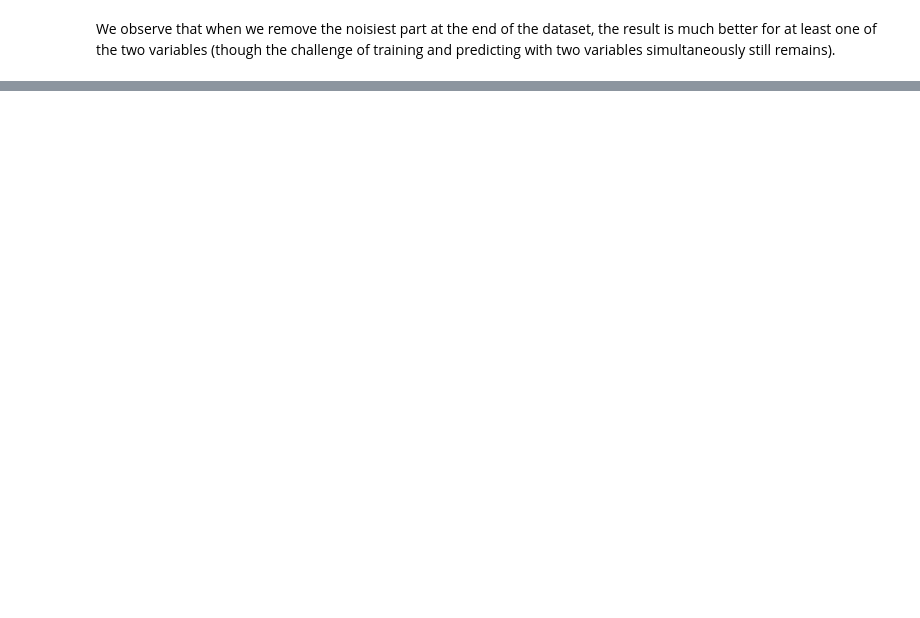
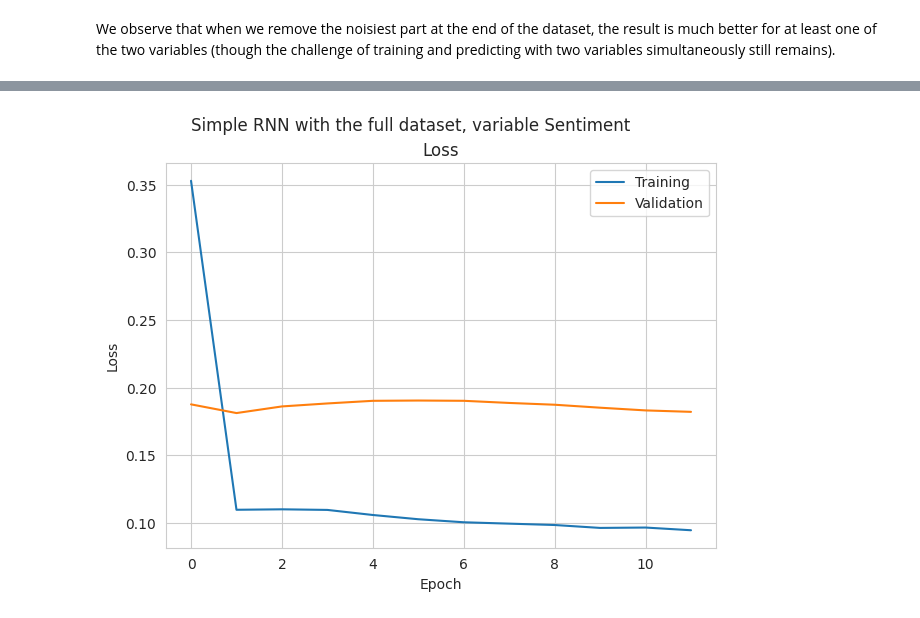
Before and after one commit to svalbuenaa/deep_learning_RNNs, a Jupyter notebook: deep-learning-rnns.ipynb, the cells around one changed output, grey strips where cells are left out. Drawn from its saved outputs; the diff is of its cells as text; code cells hidden in the pictures; blank space fills up the shorter version.

Commit message:
Kaggle Notebook | deep_learning_RNNs | Finish simple RNN

```diff
--- a/deep-learning-rnns.ipynb
+++ b/deep-learning-rnns.ipynb
@@ -752,0 +758,36 @@ We observe that when we remove the noisiest part at the end of the dataset, the
+# %%
+K.clear_session()
+
+# Input and output are now 1
+n_features = output_size = 1
+
+# Define model
+model_RNN_simple_sentiment = Sequential()
+model_RNN_simple_sentiment.add(tf.keras.layers.Input(shape=(window_size,n_features)))
+model_RNN_simple_sentiment.add(tf.keras.layers.SimpleRNN(units=12, dropout=0.1, return_sequences=False))
+model_RNN_simple_sentiment.add(tf.keras.layers.Dense(units=6, activation="relu"))
+model_RNN_simple_sentiment.add(tf.keras.layers.Dense(units=output_size, activation="linear"))
+
+# Compile
+model_RNN_simple_sentiment.compile(optimizer="RMSProp", loss="mae")
+model_RNN_simple_sentiment.summary()
+
+start = time.time()
+# Training
+
+# Callback for Early stopping
+early_stopping_model_RNN_simple_sentiment = tf.keras.callbacks.EarlyStopping(
+    monitor='val_loss',
+    patience=10)
+
+# Training
+history_model_RNN_simple_sentiment = model_RNN_simple_sentiment.fit(
+    x=X_train_sentiment,
+    y=y_train_sentiment,
+    epochs=100,
+    batch_size=20,
+    callbacks=[early_stopping_model_RNN_simple_sentiment],
+    shuffle=False,
+    validation_data=(X_test_sentiment, y_test_sentiment))
+
+print("Training time: "+str(time.time()-start)+" seconds")
@@ -752,0 +825,5 @@ We observe that when we remove the noisiest part at the end of the dataset, the
+# %%
+# Show training and validation curves
+loss_acc_plot(history_model_RNN_simple_sentiment,"Simple RNN with the full dataset, variable Sentiment")
+# %% [output]
+[figure, added]
```
Also changed, not shown: parts of 22 cells of this notebook.
